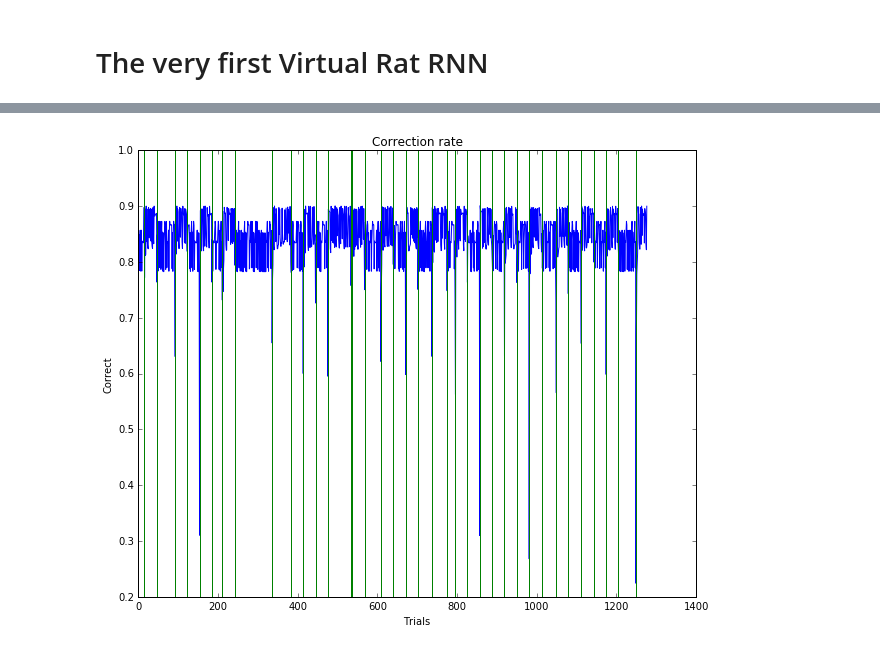
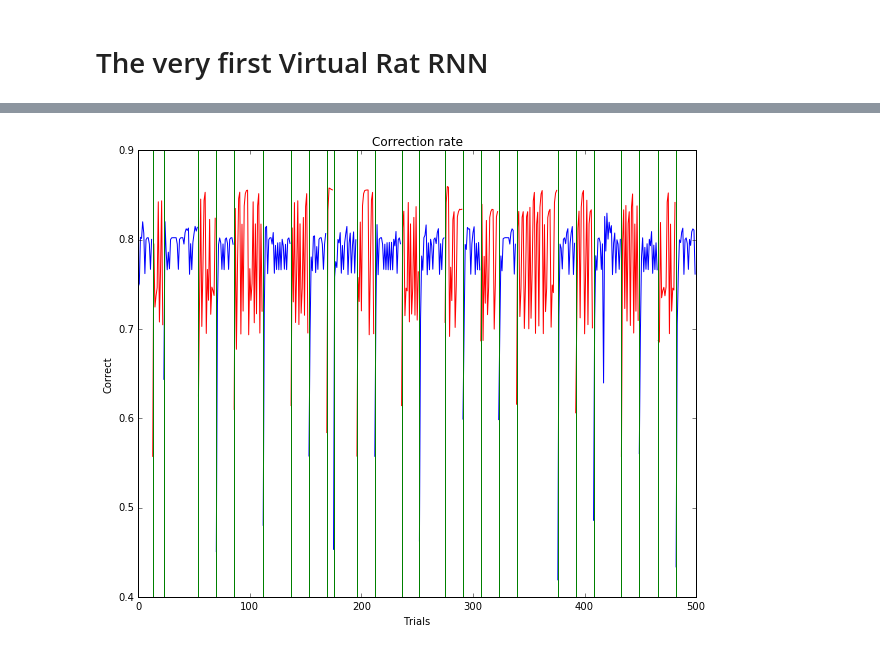
Before and after one commit to jacklxc/Virtual-Rat, a Jupyter notebook: FirstVirtualRat.ipynb, the cells around one changed output, grey strips where cells are left out. Cells and saved outputs as stored; diff of their text form; code cells hidden in the pictures.

```diff
--- a/FirstVirtualRat.ipynb
+++ b/FirstVirtualRat.ipynb
@@ -113,24 +87,0 @@ array([[[ 0.45937354,  0.2270144 ,  0.31361206],
-# %%
-normalized_probs = np.zeros((probs.shape[0],probs.shape[1],probs.shape[2]-1))
-normalized_probs[:,:,0] = probs[:,:,0]/(probs[:,:,0] + probs[:,:,1])
-normalized_probs[:,:,1] = probs[:,:,1]/(probs[:,:,0] + probs[:,:,1])
-hit_rate = np.zeros(probs.shape[1])
-right = valTrueY[0,:] == 1
-left = valTrueY[0,:] == 0
-hit_rate[left] = normalized_probs[0,left,0]
-hit_rate[right] = normalized_probs[0,right,1]
-# %%
-switches = []
-pro_rule = 0
-for i in xrange(valX.shape[1]):
-    if valX[0,i,0] != pro_rule:
-        switches.append(i)
-        pro_rule = valX[0,i,0]
-pro_rules = valX[0,:,0]
-pro_prob = np.empty(probs.shape[1])
-anti_prob = np.empty(probs.shape[1])
-pro_prob[:] = np.NAN
-anti_prob[:] = np.NAN
-pro_rules = pro_rules.astype(bool)
-pro_prob = hit_rate[pro_rules]
-anti_prob = hit_rate[np.logical_not(pro_rules)]
@@ -137,13 +90,13 @@ anti_prob = hit_rate[np.logical_not(pro_rules)]
 # %%
 T = len(hit_rate)
-plt.plot(range(T), hit_rate,color='b')
-
-for i in xrange(len(switches)):
+plt.plot(range(500), pro_prob[:500],color='b')
+plt.plot(range(500), anti_prob[:500],color='r')
+for i in xrange(len(switches[:27])):
     plt.axvline(x=switches[i], ymin=0, ymax = 1, linewidth=1, color='g')
 
 plt.xlabel('Trials')
 plt.ylabel('Correct')
 plt.title('Correction rate')
 plt.show()
 # %% [output]
-[figure, old version]
+[figure, new version]
```
Also changed, not shown: parts of 9 cells of this notebook, 1 other file.
